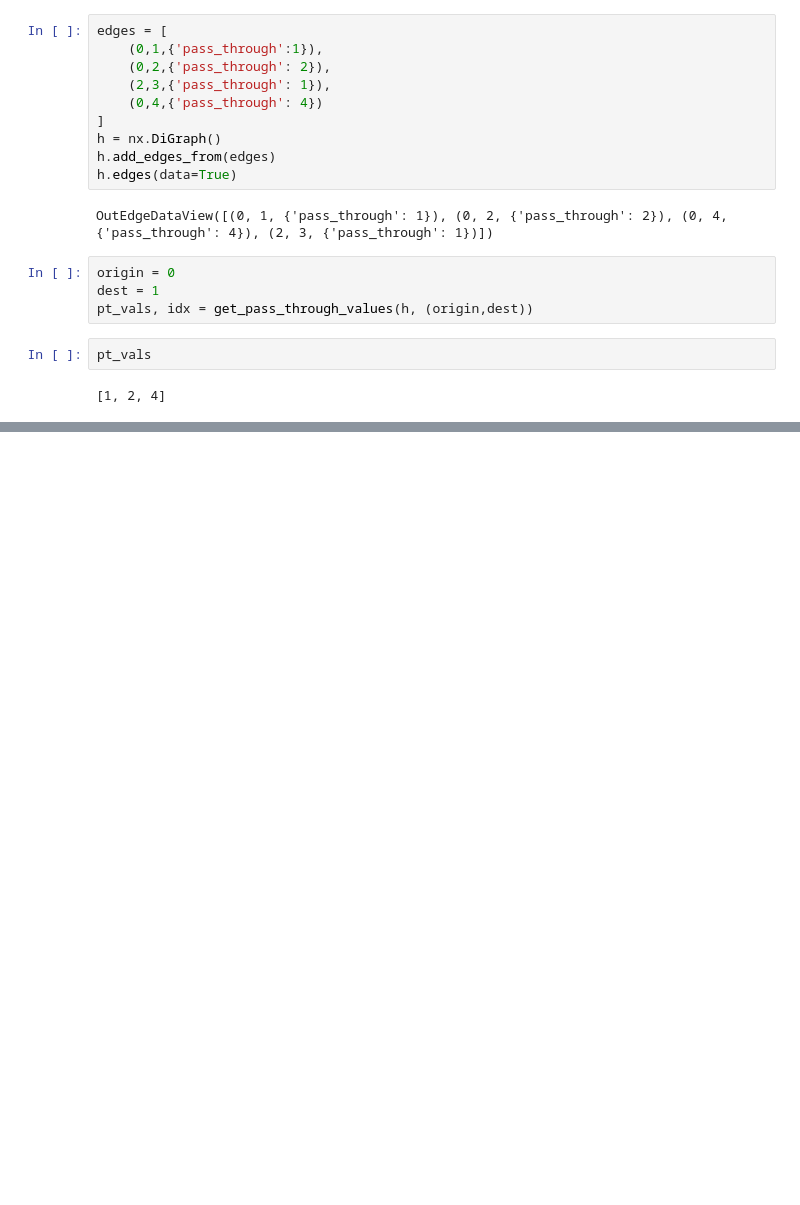
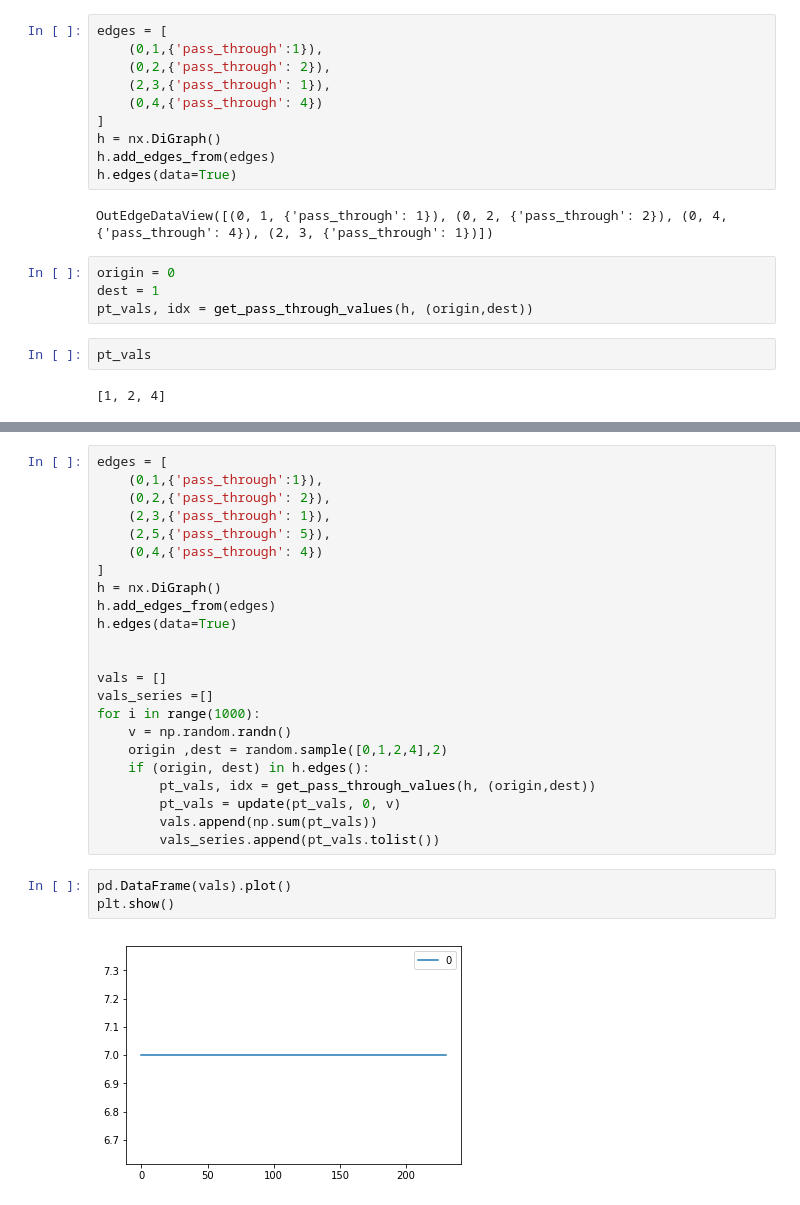
Before and after one commit to Olivier-Lakoue/Graph_ML_Problems, a Jupyter notebook: notebooks/[32]_Redefine_action.ipynb, the cells around one changed output, grey strips where cells are left out. Saved outputs shown, nothing was run; the diff lists cells and outputs as text; blank space fills up the shorter version.

```diff
--- a/notebooks/[32]_Redefine_action.ipynb
+++ b/notebooks/[32]_Redefine_action.ipynb
@@ -267,0 +162,28 @@ plt.show()
+# %%
+edges = [
+    (0,1,{'pass_through':1}),
+    (0,2,{'pass_through': 2}),
+    (2,3,{'pass_through': 1}),
+    (2,5,{'pass_through': 5}),
+    (0,4,{'pass_through': 4})
+]
+h = nx.DiGraph()
+h.add_edges_from(edges)
+h.edges(data=True)
+
+
+vals = []
+vals_series =[]
+for i in range(1000):
+    v = np.random.randn()
+    origin ,dest = random.sample([0,1,2,4],2)
+    if (origin, dest) in h.edges():
+        pt_vals, idx = get_pass_through_values(h, (origin,dest))
+        pt_vals = update(pt_vals, 0, v)
+        vals.append(np.sum(pt_vals))
+        vals_series.append(pt_vals.tolist())
+# %%
+pd.DataFrame(vals).plot()
+plt.show()
+# %% [output]
+[figure, added]
```
Also changed, not shown: parts of 54 cells of this notebook, 2 other files.
